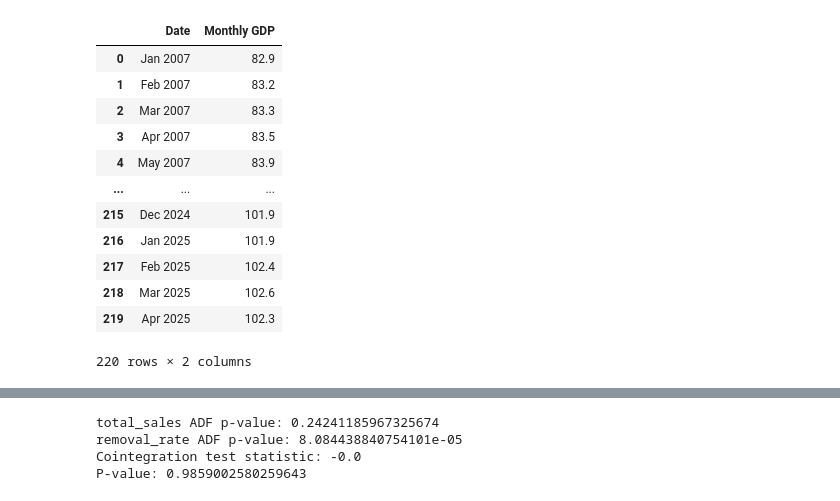
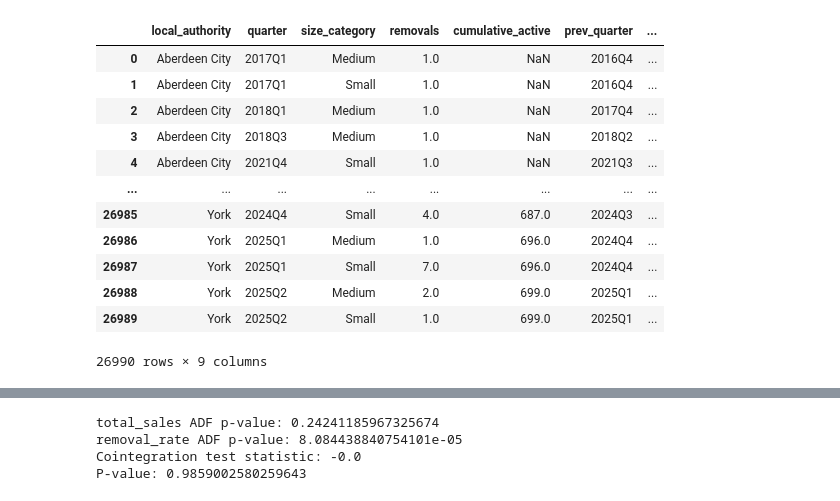
Before and after one commit to crystalyu917/The-Impact-of-Local-Council-Asset-Sales-on-Charity-Survival-in-England, a Jupyter notebook: src/analysis/04.07.2025.ipynb, the cells around one changed output, grey strips where cells are left out. Drawn from its saved outputs; the diff is of its cells as text; code cells hidden in the pictures.

```diff
--- a/src/analysis/04.07.2025.ipynb
+++ b/src/analysis/04.07.2025.ipynb
@@ -7,19 +7,4 @@ import re
 council_housing = pd.read_csv(r'../../data/processed/council_housing_cleaned.csv')
 dataset = pd.read_csv(r'../../data/processed/charity_main_cleaned.csv')
 gbp = pd.read_csv(r'../../data/raw/UK_monthly_GDP.csv', skiprows = 6)
+quarterly = pd.read_excel(r'../../data/raw/Quarterly_right_to_buy.ods', engine = 'odf', skiprows = 2)
-# %%
-gbp
-# %% [output]
-|  | Date | Monthly GDP |
-| 0 | Jan 2007 | 82.9 |
-| 1 | Feb 2007 | 83.2 |
-| 2 | Mar 2007 | 83.3 |
-| 3 | Apr 2007 | 83.5 |
-| 4 | May 2007 | 83.9 |
-| ... | ... | ... |
-| 215 | Dec 2024 | 101.9 |
-| 216 | Jan 2025 | 101.9 |
-| 217 | Feb 2025 | 102.4 |
-| 218 | Mar 2025 | 102.6 |
-| 219 | Apr 2025 | 102.3 |
-220 rows × 2 columns
@@ -25,0 +21,33 @@ gbp
+# %%
+# Keep only relevant columns (2010-11 Q1 to 2019-20 Q4)
+relevant_cols = ['local_authority'] + [
+    col for col in quarterly.columns
+    if col.startswith(('2010-', '2011-', '2012-', '2013-', '2014-', '2015-', '2016-', '2017-', '2018-', '2019-'))
+]
+quarterly = quarterly[relevant_cols]
+
+# Melt to long format
+long_quarterly = quarterly.melt(
+    id_vars='local_authority',
+    var_name='quarter',
+    value_name='sales'
+)
+
+# Parse to period[Q] directly
+def parse_to_period(q):
+    try:
+        fy, q_part = q.split(' ')
+        start_year = int(fy.split('-')[0])
+        quarter = int(q_part[1])
+        year = start_year if quarter in [1, 2, 3] else start_year + 1
+        return f"{year}Q{quarter}"
+    except:
+        return np.nan
+
+# Apply and convert to period
+long_quarterly['quarter'] = long_quarterly['quarter'].apply(parse_to_period)
+long_quarterly = long_quarterly.dropna(subset=['quarter'])
+long_quarterly['quarter'] = long_quarterly['quarter'].astype('period[Q]')
+
+# Sort for consistency
+long_quarterly = long_quarterly.sort_values(['local_authority', 'quarter']).reset_index(drop=True)
@@ -25,0 +100,18 @@ gbp
+# %%
+# Merge on local authority and quarter
+merged_panel = pd.merge(df,long_quarterly, on=['local_authority', 'quarter'], how='outer')
+merged_panel
+# %% [output]
+|  | local_authority | quarter | size_category | removals | cumulative_active | prev_quarter | ... |
+| 0 | Aberdeen City | 2017Q1 | Medium | 1.0 | NaN | 2016Q4 | ... |
+| 1 | Aberdeen City | 2017Q1 | Small | 1.0 | NaN | 2016Q4 | ... |
+| 2 | Aberdeen City | 2018Q1 | Medium | 1.0 | NaN | 2017Q4 | ... |
+| 3 | Aberdeen City | 2018Q3 | Medium | 1.0 | NaN | 2018Q2 | ... |
+| 4 | Aberdeen City | 2021Q4 | Small | 1.0 | NaN | 2021Q3 | ... |
+| ... | ... | ... | ... | ... | ... | ... | ... |
+| 26985 | York | 2024Q4 | Small | 4.0 | 687.0 | 2024Q3 | ... |
+| 26986 | York | 2025Q1 | Medium | 1.0 | 696.0 | 2024Q4 | ... |
+| 26987 | York | 2025Q1 | Small | 7.0 | 696.0 | 2024Q4 | ... |
+| 26988 | York | 2025Q2 | Medium | 2.0 | 699.0 | 2025Q1 | ... |
+| 26989 | York | 2025Q2 | Small | 1.0 | 699.0 | 2025Q1 | ... |
+26990 rows × 9 columns
```
Also changed, not shown: parts of 15 cells of this notebook, 1 other file.
